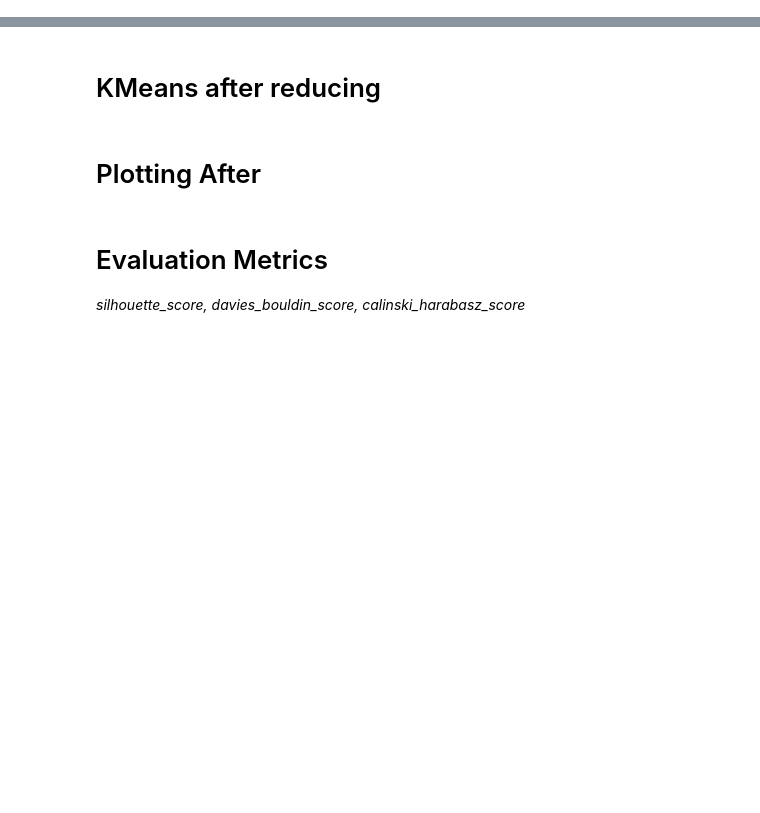
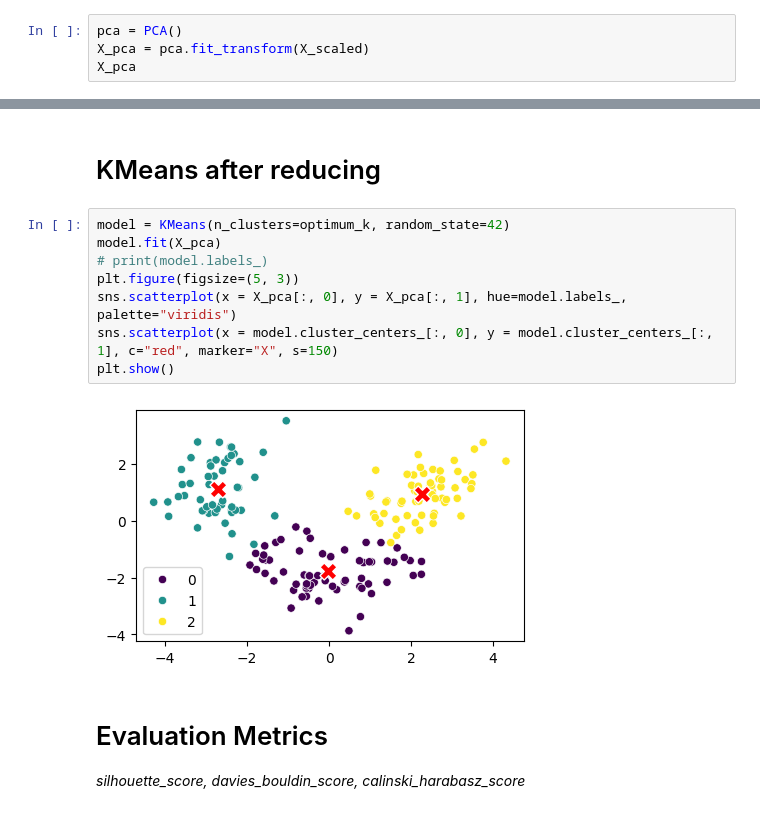
Before and after one commit to deepson1996/clustering, a Jupyter notebook: clustering-class.ipynb, the cells around one changed output, grey strips where cells are left out. Drawn from its saved outputs; the diff is of its cells as text; blank space fills up the shorter version.

```diff
--- a/clustering-class.ipynb
+++ b/clustering-class.ipynb
@@ -79,0 +103,4 @@ plt.show()
+# %%
+pca = PCA()
+X_pca = pca.fit_transform(X_scaled)
+X_pca
@@ -80,7 +122,15 @@ plt.show()
 # %% [markdown]
 # KMeans after reducing
-# %% [markdown]
-# Plotting After
+# %%
+model = KMeans(n_clusters=optimum_k, random_state=42)
+model.fit(X_pca)
+# print(model.labels_)
+plt.figure(figsize=(5, 3))
+sns.scatterplot(x = X_pca[:, 0], y = X_pca[:, 1], hue=model.labels_, palette="viridis")
+sns.scatterplot(x = model.cluster_centers_[:, 0], y = model.cluster_centers_[:, 1], c="red", marker="X", s=150)
+plt.show()
+# %% [output]
+[figure, added]
 # %% [markdown]
 # Evaluation Metrics
 *silhouette_score, davies_bouldin_score, calinski_harabasz_score*
```
Also changed, not shown: parts of 6 cells of this notebook.
